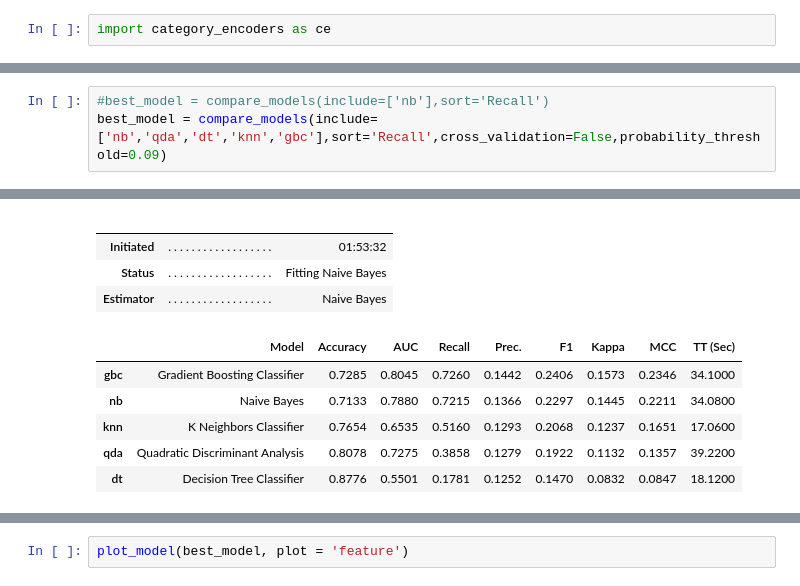
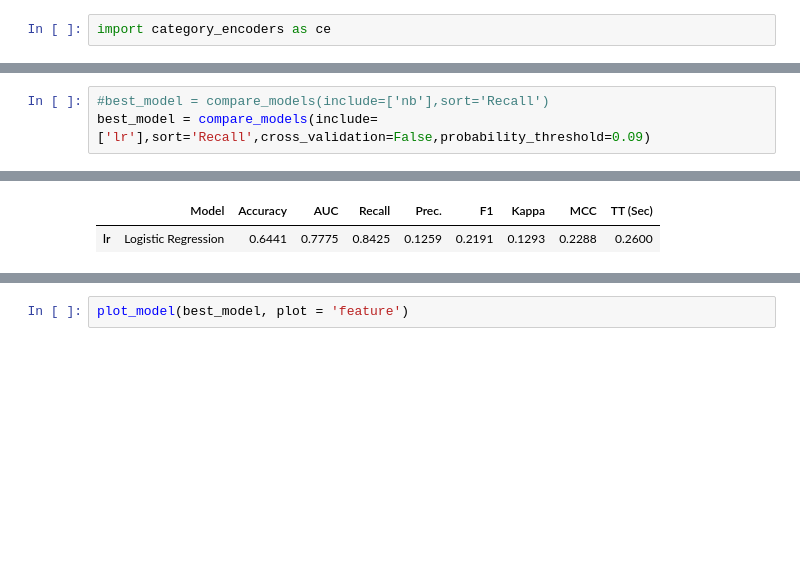
Before and after one commit to thewiredbear/Migrando_Internal_CodeOnly, a Jupyter notebook: shortForm_Encoding_Catboost.ipynb, the cells around one changed output, grey strips where cells are left out. Drawn from its saved outputs; the diff is of its cells as text; blank space fills up the shorter version.

```diff
--- a/shortForm_Encoding_Catboost.ipynb
+++ b/shortForm_Encoding_Catboost.ipynb
@@ -87,5 +87,5 @@ test_Train
 17247 rows × 19 columns
 # %%
 #best_model = compare_models(include=['nb'],sort='Recall')
-best_model = compare_models(include=['nb','qda','dt','knn','gbc'],sort='Recall',cross_validation=False,probability_threshold=0.09)
+best_model = compare_models(include=['lr'],sort='Recall',cross_validation=False,probability_threshold=0.09)
 # %% [output]
@@ -92,11 +93,2 @@ best_model = compare_models(include=['nb','qda','dt','knn','gbc'],sort='Recall',
-|  |  |  |
-|  |  |  |
-| Initiated | . . . . . . . . . . . . . . . . . . | 01:53:32 |
-| Status | . . . . . . . . . . . . . . . . . . | Fitting Naive Bayes |
-| Estimator | . . . . . . . . . . . . . . . . . . | Naive Bayes |
+|  | Model | Accuracy | AUC | Recall | Prec. | F1 | Kappa | MCC | TT (Sec) |
+| lr | Logistic Regression | 0.6441 | 0.7775 | 0.8425 | 0.1259 | 0.2191 | 0.1293 | 0.2288 | 0.2600 |
-|  | Model | Accuracy | AUC | Recall | Prec. | F1 | Kappa | MCC | TT (Sec) |
-| gbc | Gradient Boosting Classifier | 0.7285 | 0.8045 | 0.7260 | 0.1442 | 0.2406 | 0.1573 | 0.2346 | 34.1000 |
-| nb | Naive Bayes | 0.7133 | 0.7880 | 0.7215 | 0.1366 | 0.2297 | 0.1445 | 0.2211 | 34.0800 |
-| knn | K Neighbors Classifier | 0.7654 | 0.6535 | 0.5160 | 0.1293 | 0.2068 | 0.1237 | 0.1651 | 17.0600 |
-| qda | Quadratic Discriminant Analysis | 0.8078 | 0.7275 | 0.3858 | 0.1279 | 0.1922 | 0.1132 | 0.1357 | 39.2200 |
-| dt | Decision Tree Classifier | 0.8776 | 0.5501 | 0.1781 | 0.1252 | 0.1470 | 0.0832 | 0.0847 | 18.1200 |
```
Also changed, not shown: parts of 6 cells of this notebook, 1 other file.
